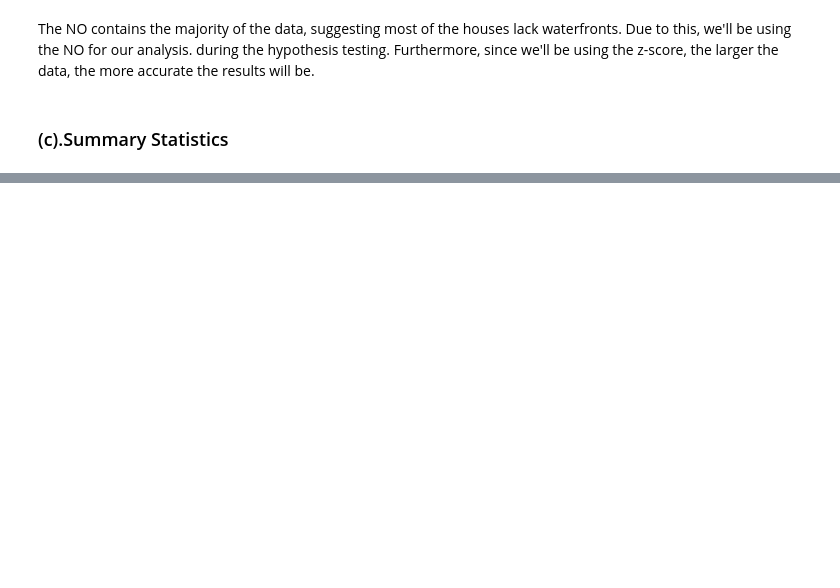
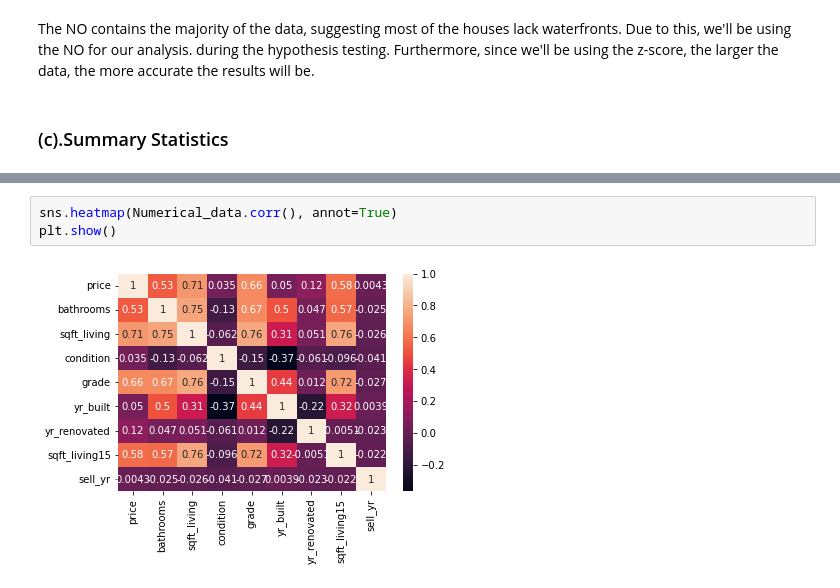
Before and after one commit to amoskiito/dsc-phase-2-project-v2-3, a Jupyter notebook: student.ipynb, the cells around one changed output, grey strips where cells are left out. Drawn from its saved outputs; the diff is of its cells as text; blank space fills up the shorter version.

```diff
--- a/student.ipynb
+++ b/student.ipynb
@@ -428,0 +519,5 @@ https://gist.github.com/mwaskom/de44147ed2974457ad6372750bbe5751
+# %%
+sns.heatmap(Numerical_data.corr(), annot=True)
+plt.show()
+# %% [output]
+[figure, added]
```
Also changed, not shown: parts of 142 cells of this notebook.
